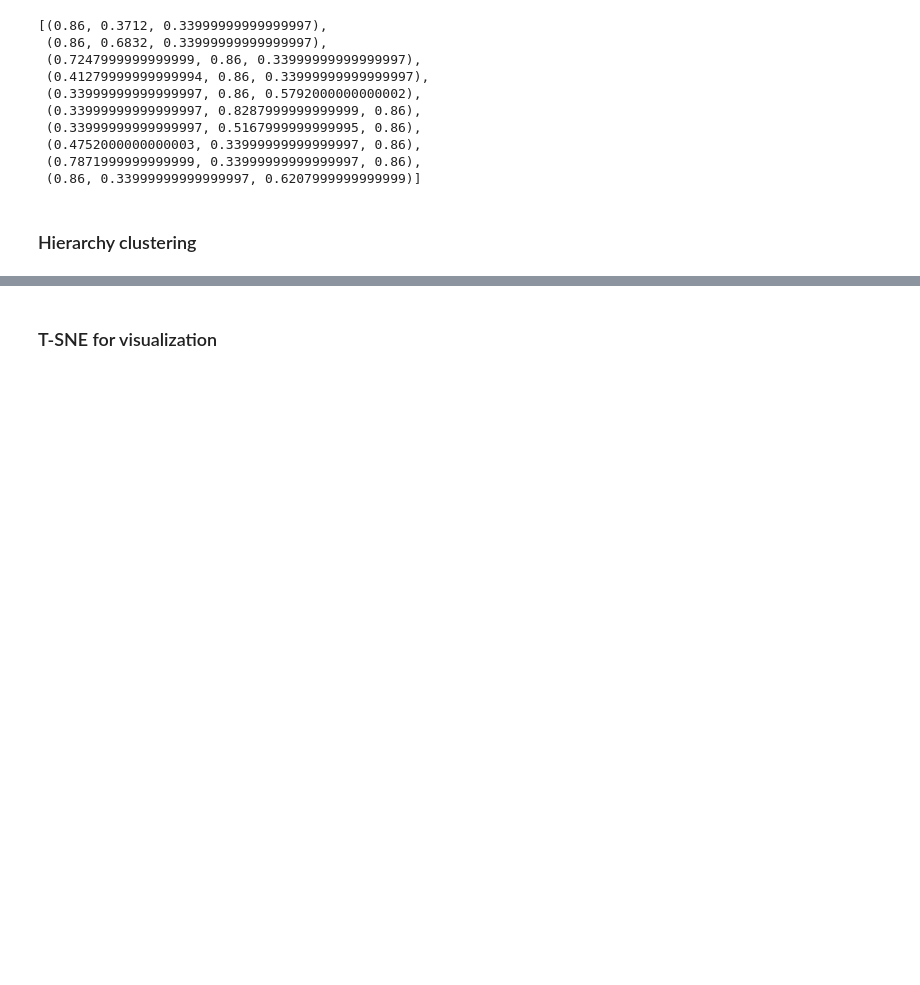
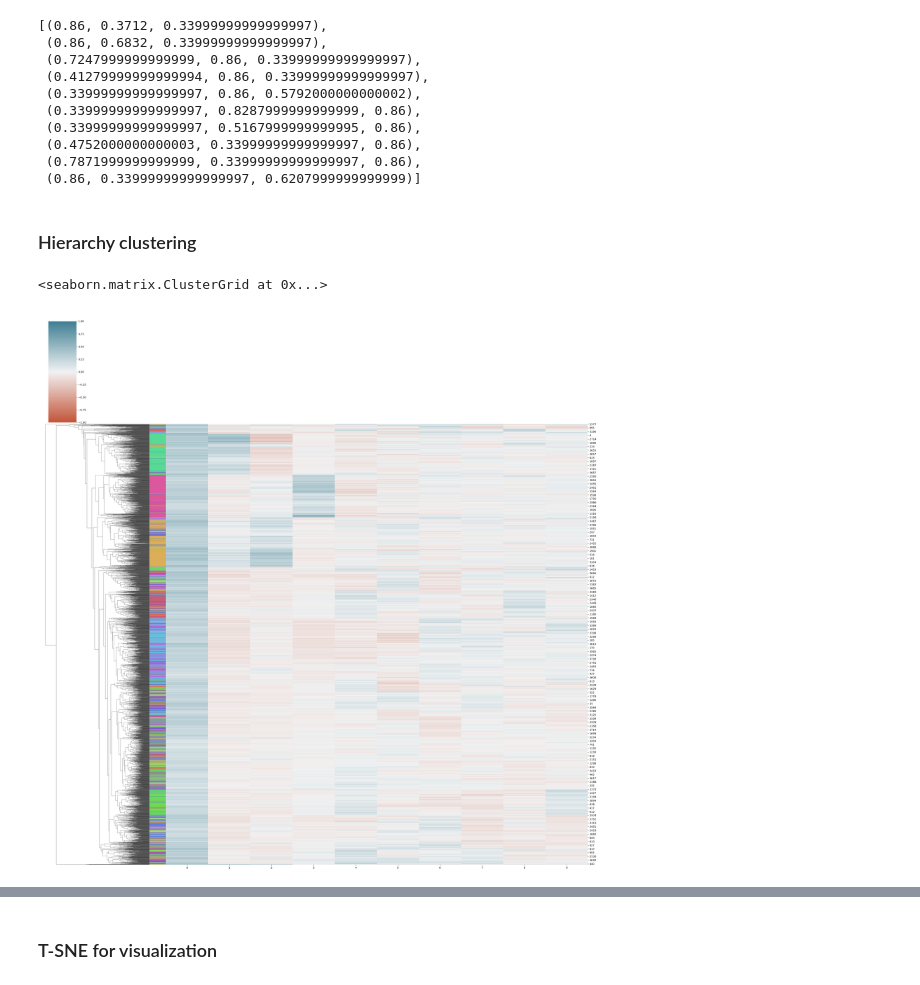
Before and after one commit to Zhurp2020/aes-with-bert, a Jupyter notebook: final-sim.ipynb, the cells around one changed output, grey strips where cells are left out. Drawn from its saved outputs; the diff is of its cells as text; code cells hidden in the pictures; blank space fills up the shorter version.

```diff
--- a/final-sim.ipynb
+++ b/final-sim.ipynb
@@ -43 +36,9 @@ with open('features/final-winter-vac.txt') as f:
     vac_docs =f.readlines()
+# %%
+counts = dict()
+for l in vac_docs:
+    for v in l.rstrip('\n').replace('(','_').replace(')','_').replace('?','_').split(', '):
+        if v in counts:
+            counts[v] += 1
+        else:
+            counts[v] = 1
@@ -44,3 +65,5 @@ with open('features/final-winter-vac.txt') as f:
+# %%
+stop = [i for i in counts.keys() if 'keep_' in i or 'read_' in i or 'learn_' in i or 'other_' in i  or 'play_' in i  or 'live_' in i  or 'improve_' in i or 'build_' in i or 'meet_' in i or 'miss_' in i or 'addict_' in i or 'eat_' in i]
 # %% [markdown]
 ## LSA
 ### TF-IDF encodings for vac
@@ -77,2 +101,8 @@ label_color = [colors[d['level'][i]] for i in d.index]
 # %% [markdown]
 ### Hierarchy clustering
+# %%
+cmap = sns.diverging_palette(20, 220, as_cmap=True)
+sns.clustermap(features,figsize = (30,30),vmin=-1,vmax=1,center=0,cmap=cmap,row_colors=label_color,col_cluster=False)
+# %% [output]
+<seaborn.matrix.ClusterGrid at 0x...>
+[figure, added]
```
Also changed, not shown: parts of 24 cells of this notebook, 6 other files.
